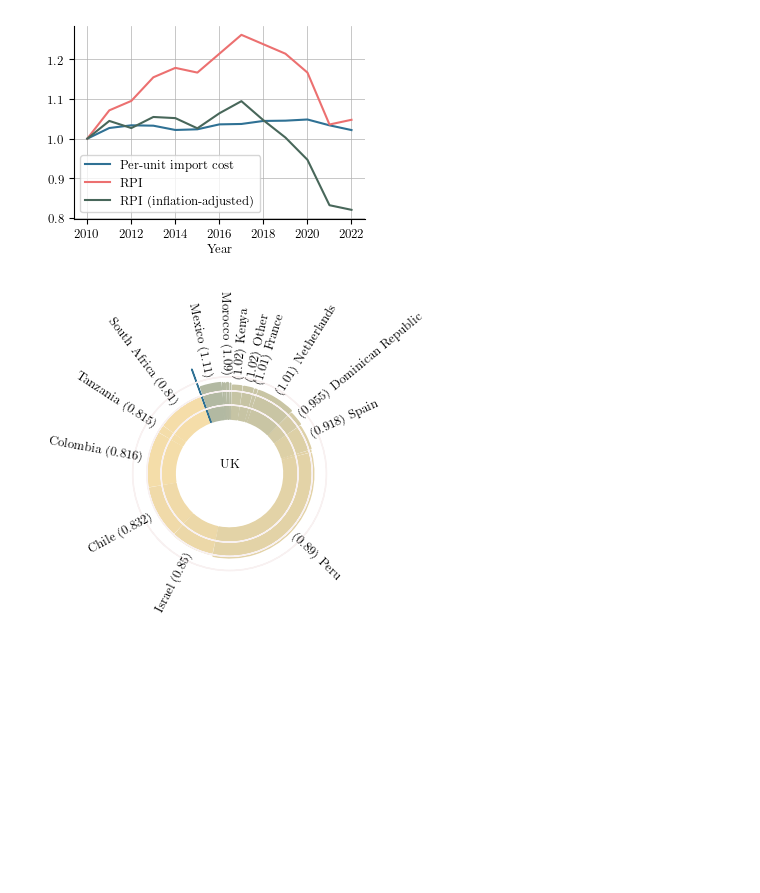
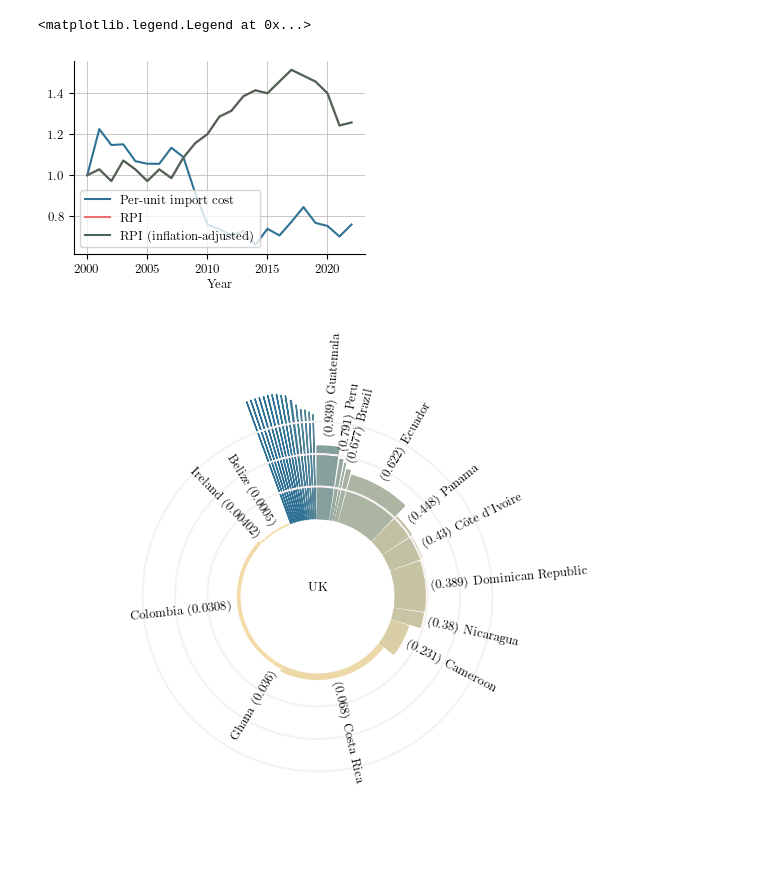
Before and after one commit to estevaofuzaro98/NeuralABM, a Jupyter notebook: models/IOT_NN/model.ipynb, the cells around one changed output. Cells and saved outputs as stored; diff of their text form; code cells hidden in the pictures; blank space fills up the shorter version.

```diff
--- a/models/IOT_NN/model.ipynb
+++ b/models/IOT_NN/model.ipynb
@@ -76,16 +80,15 @@ NN = base.NeuralNet(
 # %%
 # Train
-num_epochs = 2000
-batch_size = 1
+num_epochs = 15000
+batch_size = 23
 
 # Kwargs for the Sinkhorn algorithm
 sinkhorn_kwargs = dict(max_iter=100, tolerance=1e-5, epsilon = 0.15)
 
 loss_ts = []
-accuracy = []
 
 # Train
-for it in range(num_epochs):
+for it in (pbar := tqdm(range(num_epochs))):
 
     epoch_loss = []
     epoch_accuracy = []
@@ -105,8 +108,8 @@ for it in range(num_epochs):
 
         _, _, _T_pred = base.marginals_and_transport_plan(m, n, _C_pred, epsilon=sinkhorn_kwargs["epsilon"])
 
-        training_loss = torch.nn.functional.l1_loss(
-            _T_pred[mask[j]], dset[mask[j]], reduction='sum'
+        training_loss = torch.nn.functional.mse_loss(
+            _T_pred[mask[j]], dset[mask[j]]
         )
         loss = loss +  training_loss
 
@@ -116,11 +119,8 @@ for it in range(num_epochs):
             NN.optimizer.zero_grad()
             loss = torch.tensor(0.0, requires_grad=True)
 
-        epoch_loss.append(training_loss.detach())
-        epoch_accuracy.append(torch.mean(torch.abs(_T_pred[mask[j]].detach() - dset[mask[j]])/dset[mask[j]]))
+        epoch_loss.append(torch.mean(abs(_T_pred.detach()[mask[j]] - dset[mask[j]])/ dset[mask[j]]))
 
     loss_ts.append(np.mean(epoch_loss).item())
-    accuracy.append(np.mean(epoch_accuracy).item())
-
-    print(f"Completed epoch {it+1}/{num_epochs}, current loss: {np.round(loss_ts[-1], 1)}", end="\r")
+    pbar.set_description(f"Current accuracy: {np.round(loss_ts[-1], 2)}")
 # %% [output]
@@ -139,12 +156,13 @@ plt.savefig("/Users/thomasgaskin/NN_accuracy.pdf", bbox_inches='tight')
 # %%
 # Plot an example prediction on the training data
-example_dset = training_data[2]
+idx = np.random.choice(len(training_data), 1)[0]
+example_dset = training_data[idx]
 _C_pred = NN(example_dset.reshape(M * N, )).reshape(M, N).detach()
 
 # Get the marginals from the predicted cost matrix
 m, n = base.Sinkhorn(
-    mu[-1],
-    nu[-1],
+    mu[idx],
+    nu[idx],
     _C_pred,
     **sinkhorn_kwargs,
 )
@@ -165,5 +183,5 @@ for ax in axs:
     ax.spines['left'].set_visible(False)
 axs.flatten()[0].imshow(np.ma.masked_where(example_dset == -1, example_dset / 1e6), vmin=0, vmax=example_dset.max(), cmap=cm.cmap, norm='log')
 axs.flatten()[1].imshow(np.ma.masked_where(example_dset == -1, _T_pred / 1e6), vmin=0, vmax=example_dset.max(), cmap=cm.cmap, norm='log')
-plt.savefig("/Users/thomasgaskin/NN_T_predictions.pdf", bbox_inches='tight', dpi=600)
+# plt.savefig("/Users/thomasgaskin/NN_T_predictions.pdf", bbox_inches='tight', dpi=600)
 # %% [output]
@@ -191,7 +210,7 @@ plt.savefig("/Users/thomasgaskin/NN_cost_predictions.pdf", bbox_inches='tight',
 # Now generate predictions on the FAOStat data by randomly picking one of the reporter values for each Year, where available.
 
 # Number of samples for each year
-N_samples = 100
+N_samples = 1000
 
 samples = xr.Dataset(
     data_vars=dict(
@@ -204,9 +223,9 @@ samples = xr.Dataset(
             "Country B": FAO_data.coords["Country B"].data}
 )
 
-for year in FAO_data.coords['Year'].data:
+for j in tqdm(range(N_samples), desc="Sampling"):
 
-    for j in range(N_samples):
+    for year in FAO_data.coords['Year'].data:
 
         # Pick random entries along the 'Reporter' axis and fill NaN values
         _dset = torch.from_numpy(
@@ -250,14 +274,14 @@ plt.savefig("/Users/thomasgaskin/NN_cost_comparison.pdf", bbox_inches='tight', d
 # Calculate the predicted RPI for the UK
 UK_import_mean_cost = (samples["C"].mean("Sample", skipna=True).sel({"Country B": "UK"}, drop=True) * samples["T"].mean("Sample", skipna=True).sel({"Country B": "UK"}, drop=True)).sum("Country A", skipna=True) / samples["T"].mean("Sample", skipna=True).sel({"Country B": "UK"}, drop=True).sum("Country A", skipna=True)
 
-UK_import_mean_cost /= UK_import_mean_cost.sel({"Year": 2010}) # Normalise to 2010 levels
+UK_import_mean_cost /= UK_import_mean_cost.sel({"Year": 2000}) # Normalise to 2010 levels
 
 # UK inflation rate, 2010-2022
-UK_inflation_rate = np.array([0.0249, 0.0386, 0.0257, 0.0229, 0.0145, 0.0037, 0.0101, 0.0256, 0.0229, 0.0174, 0.0099, 0.0252, 0.0792])
+# UK_inflation_rate = np.array([0.0249, 0.0386, 0.0257, 0.0229, 0.0145, 0.0037, 0.0101, 0.0256, 0.0229, 0.0174, 0.0099, 0.0252, 0.0792])
 
 # Load the RPI
 import pandas as pd
-RPI_data = pd.read_csv('../../data/IOT/ONS_RPI/Avocados_Pears_Feb_24.csv', index_col=0).astype(float).to_xarray().to_array().squeeze(drop=True).sel({"Year": slice(2010, 2022)})
+RPI_data = pd.read_csv('../../data/IOT/ONS_RPI/Avocados_Pears_Feb_24.csv', index_col=0).astype(float).to_xarray().to_array().squeeze(drop=True).sel({"Year": slice(2000, 2022)})
 
 
 fig, ax = plt.subplots(figsize=(3.75, 2.5))
@@ -267,29 +291,31 @@ fig, ax = plt.subplots(figsize=(3.75, 2.5))
 (RPI_data / RPI_data.isel({"Year": 0})).plot(ax=ax, label='RPI')
 
 # Adjust the RPI for inflation
-RPI_data *= np.array([np.prod(1-UK_inflation_rate[:i]) for i in range(len(UK_inflation_rate+1))])
+# RPI_data *= np.array([np.prod(1-UK_inflation_rate[:i]) for i in range(len(UK_inflation_rate+1))])
 (RPI_data / RPI_data.isel({"Year": 0})).plot(ax=ax, label='RPI (inflation-adjusted)')
 ax.legend()
-plt.savefig("/Users/thomasgaskin/NN_RPI_comparison.pdf", bbox_inches='tight', dpi=600)
+# plt.savefig("/Users/thomasgaskin/NN_RPI_comparison.pdf", bbox_inches='tight', dpi=600)
 # %% [output]
+<matplotlib.legend.Legend at 0x...>
-[figure, old version]
+[figure, new version]
 # %%
 # Plot a pie-chart of the import volume and cost
 from pie_chart import pie
-UK_2022 = samples.mean("Sample", skipna=True).sel({"Country B": "UK", "Year": 2021}, drop=True)
-UK_2022 = UK_2022.where(UK_2022["T"] > 0, drop=True)
+_data = samples.mean("Sample", skipna=True).sel({"Country B": "UK", "Year": 2022}, drop=True)
+_data = _data.where(_data["T"] > 0, drop=True)
 plt = pie(
-    UK_2022.sortby("C") / UK_2022["C"].mean(),
+    _data.sortby("C") / _data["C"].mean(),
     x="T",
     y="C",
     hue="C",
     cmap=cm.cmap,
     title="UK",
     start_angle=110,
     end_angle=470,
-    subplot_kwargs=dict(figsize=(3.75, 3.75))
+    inner_padding_factor=2000,
+    subplot_kwargs=dict(figsize=(7, 7))
 )
-plt.savefig("/Users/thomasgaskin/NN_UK_pie_chart.pdf", bbox_inches='tight', dpi=600)
+# plt.savefig("/Users/thomasgaskin/NN_UK_pie_chart.pdf", bbox_inches='tight', dpi=600)
 # %% [output]
-[figure, old version]
+[figure, new version]
 # %%
```
Also changed, not shown: parts of 14 cells of this notebook, 1 other file.
